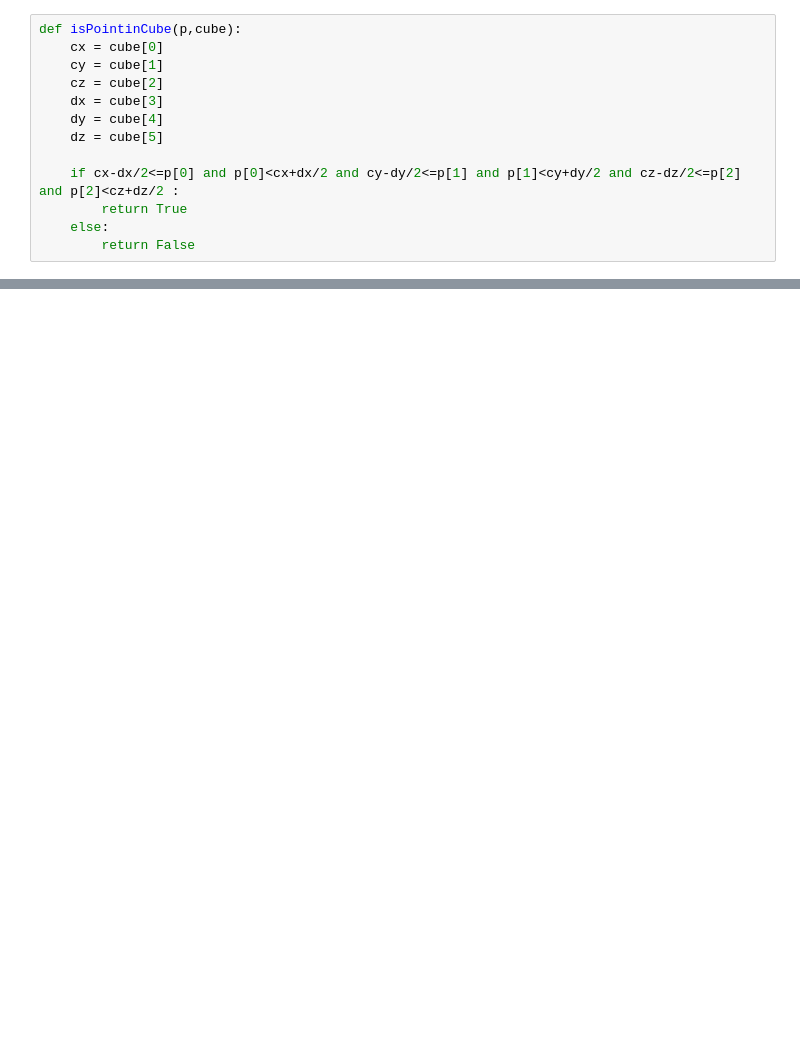
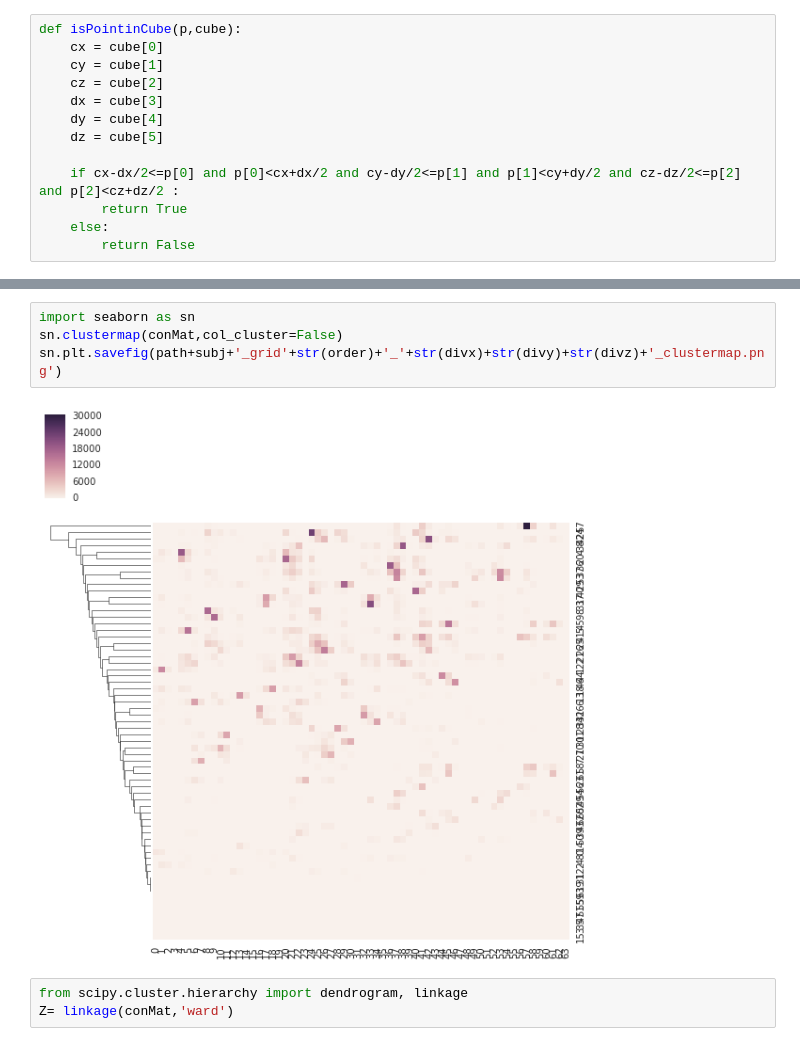
Before and after one commit to celinede/scripts4DWI_dipy_brainhack, a Jupyter notebook: meshInAGrid.ipynb, the cells around one changed output, grey strips where cells are left out. Saved outputs shown, nothing was run; the diff lists cells and outputs as text; blank space fills up the shorter version.

```diff
--- a/meshInAGrid.ipynb
+++ b/meshInAGrid.ipynb
@@ -115,0 +170,9 @@ ax.scatter(endpoints[:,0],endpoints[:,1],endpoints[:,2],c='g',marker='+')
+# %%
+import seaborn as sn
+sn.clustermap(conMat,col_cluster=False)
+sn.plt.savefig(path+subj+'_grid'+str(order)+'_'+str(divx)+str(divy)+str(divz)+'_clustermap.png')
+# %% [output]
+[figure, added]
+# %%
+from scipy.cluster.hierarchy import dendrogram, linkage
+Z= linkage(conMat,'ward')
```
Also changed, not shown: parts of 18 cells of this notebook, 5 other files.
